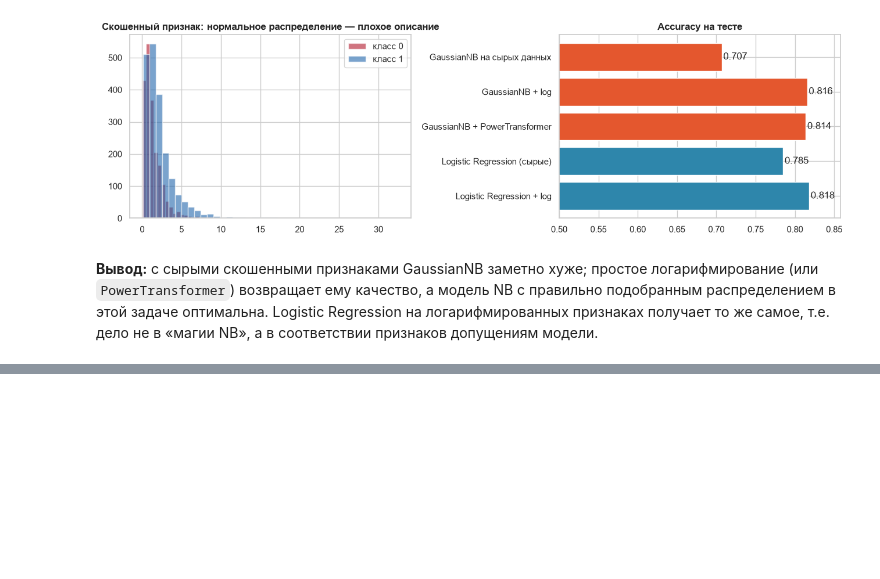
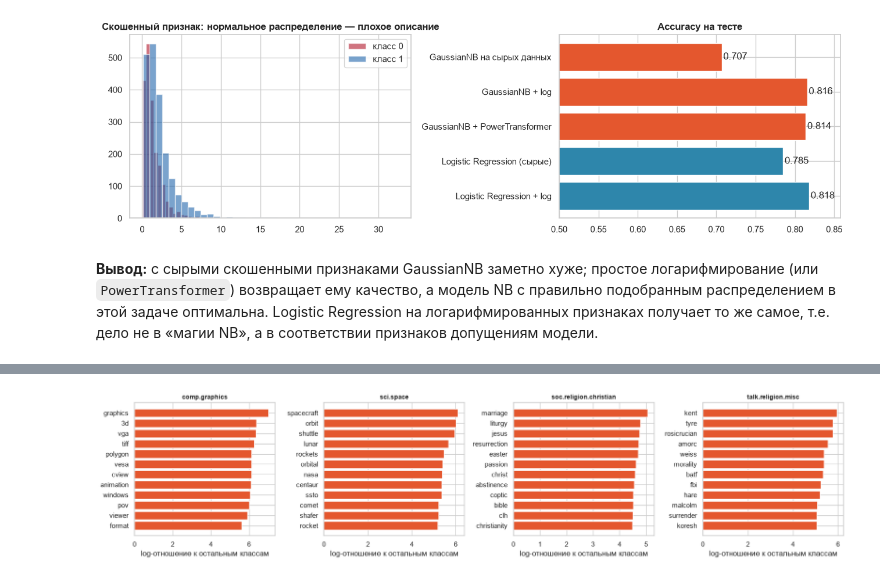
Before and after one commit to BinGoJr/Naive-Bayes, a Jupyter notebook: NaiveBayes.ipynb, the cells around one changed output, grey strips where cells are left out. Drawn from its saved outputs; the diff is of its cells as text; code cells hidden in the pictures; blank space fills up the shorter version.

```diff
--- a/NaiveBayes.ipynb
+++ b/NaiveBayes.ipynb
@@ -482,0 +588,14 @@ plt.tight_layout(); plt.show()
+# %%
+vec, clf = model.named_steps["tfidfvectorizer"], model.named_steps["multinomialnb"]
+fn = np.array(vec.get_feature_names_out())
+flp = clf.feature_log_prob_
+fig, axes = plt.subplots(1, 4, figsize=(17, 4))
+for i, ax in enumerate(axes):
+    others = np.delete(flp, i, axis=0).mean(axis=0)
+    score = flp[i] - others
+    top = np.argsort(score)[-12:]
+    ax.barh(fn[top], score[top], color="#E4572E")
+    ax.set_title(class_names[i], fontsize=10); ax.set_xlabel("log-отношение к остальным классам")
+plt.tight_layout(); plt.show()
+# %% [output]
+[figure, added]
```
Also changed, not shown: parts of 16 cells of this notebook.
